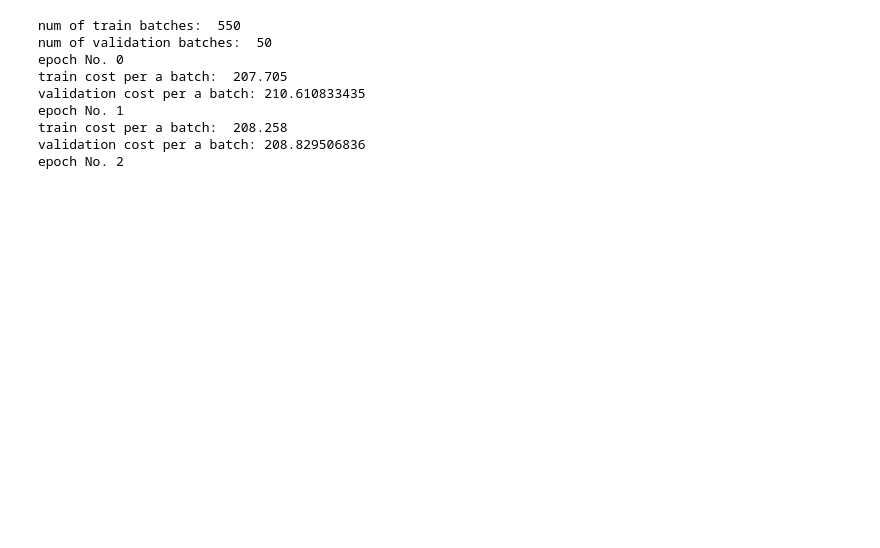
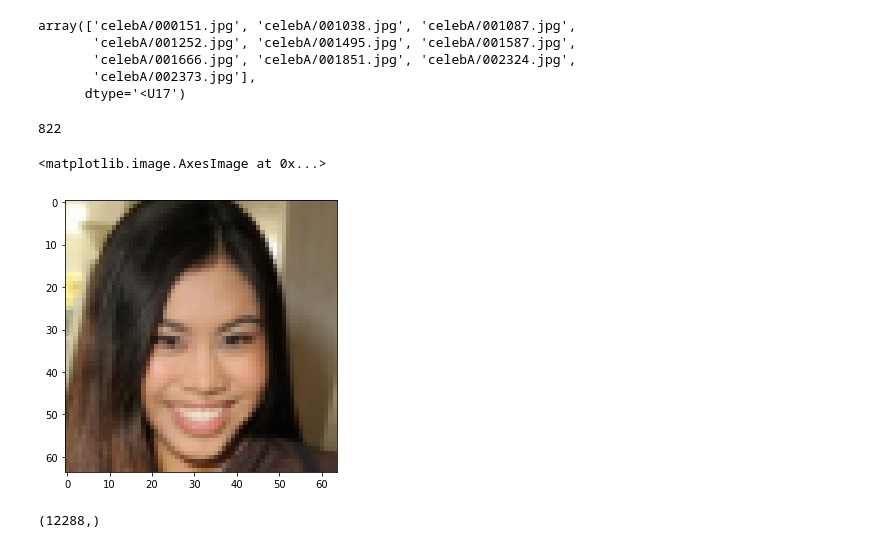
Before and after one commit to Tdual/vae, a Jupyter notebook: vae.ipynb, the cells around one changed output. Saved outputs shown, nothing was run; the diff lists cells and outputs as text; code cells hidden in the pictures; blank space fills up the shorter version.

Commit message:
update for color images

```diff
--- a/vae.ipynb
+++ b/vae.ipynb
@@ -20,7 +18,8 @@ def get_batch(images, batch_size, index):
     batch  = images[start_idx: end_idx]
     return batch
 # %%
-image_size = 28 * 28
+#image_size = 28 * 28
+image_size = 64 * 64 * 3
 
 input_shape=[None, image_size]
 encoder_internal_dim=2048
@@ -148,15 +149,3 @@ train_images = mnist.train.images
 validation_images = mnist.validation.images
 test_images = mnist.test.images
 test_labels = mnist.test.labels
-
-train(train_images, validation_images, test_images, test_labels, image_size)
-# %% [output]
-num of train batches:  550
-num of validation batches:  50
-epoch No. 0
-train cost per a batch:  207.705
-validation cost per a batch: 210.610833435
-epoch No. 1
-train cost per a batch:  208.258
-validation cost per a batch: 208.829506836
-epoch No. 2
@@ -162,0 +154,46 @@ epoch No. 2
+# %%
+from glob import glob
+import os
+import scipy
+import scipy.misc
+import tqdm
+
+
+%matplotlib inline
+data = glob(os.path.join("celebA", "*.jpg"))
+data = np.sort(data)
+data[0:10]
+# %% [output]
+array(['celebA/000151.jpg', 'celebA/001038.jpg', 'celebA/001087.jpg',
+       'celebA/001252.jpg', 'celebA/001495.jpg', 'celebA/001587.jpg',
+       'celebA/001666.jpg', 'celebA/001851.jpg', 'celebA/002324.jpg',
+       'celebA/002373.jpg'],
+      dtype='<U17')
+# %%
+len(data)
+# %% [output]
+822
+# %%
+def imread(path):
+    return scipy.misc.imread(path).astype(np.float)
+
+def resize_width(image, width=64.):
+    h, w = np.shape(image)[:2]
+    return scipy.misc.imresize(image,[int((float(h)/w)*width),width])
+
+def center_crop(x, height=64):
+    h= np.shape(x)[0]
+    j = int(round((h - height)/2.))
+    return x[j:j+height,:,:]
+
+def get_image(image_path, width=64, height=64):
+    return center_crop(resize_width(imread(image_path), width = width),height=height)
+# %%
+dim = int(np.sqrt(image_size/3))
+test = get_image(data[0],dim,dim)
+cm = plt.cm.hot
+fig, ax = plt.subplots(nrows=1,ncols=1, figsize=(10,5))
+ax.imshow(np.reshape(test, (dim,dim,3)), interpolation='nearest')
+# %% [output]
+<matplotlib.image.AxesImage at 0x...>
+[figure, added]
@@ -162,0 +207,4 @@ epoch No. 2
+# %%
+images[0].shape
+# %% [output]
+(12288,)
```
Also changed, not shown: parts of 9 cells of this notebook.
